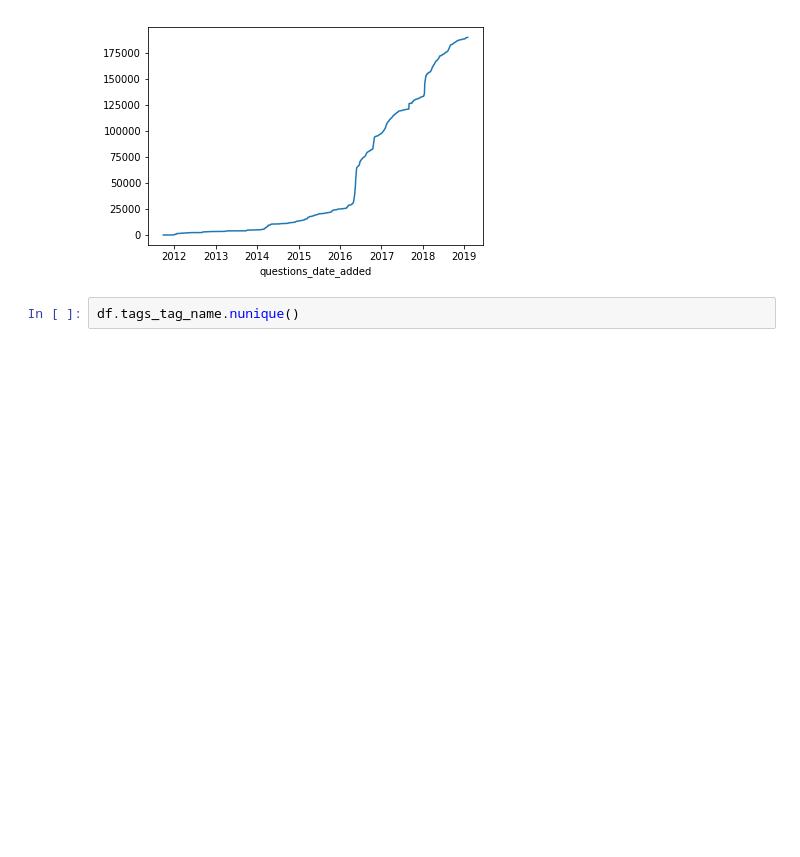
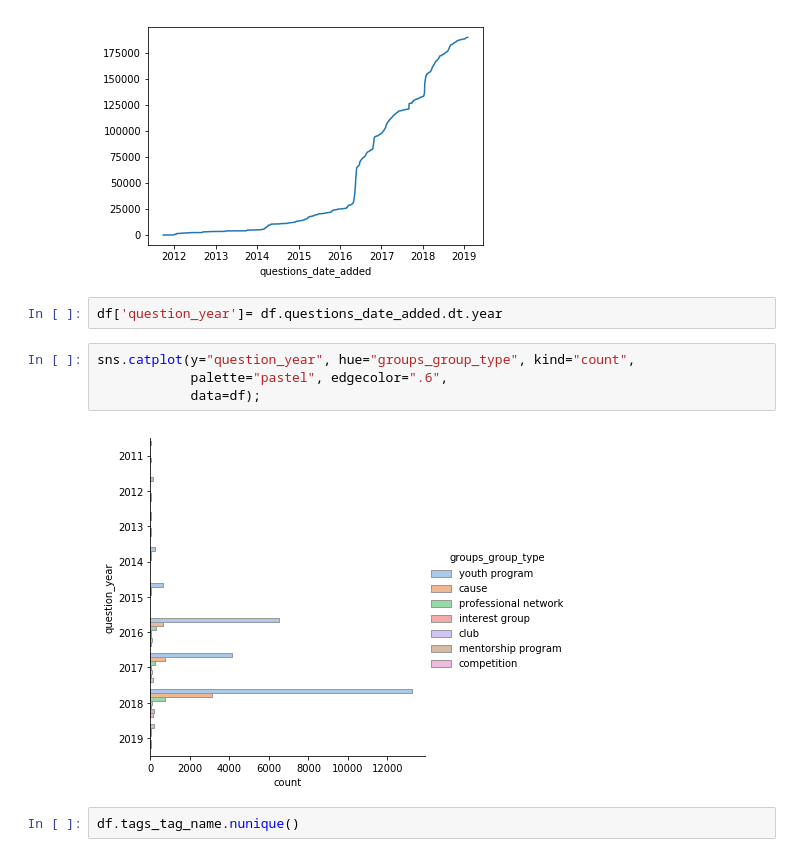
Before and after one commit to reejungkim/Kaggle---CareerVillage, a Jupyter notebook: Kaggle - CareerVillage.ipynb, the cells around one changed output. Drawn from its saved outputs; the diff is of its cells as text; blank space fills up the shorter version.

```diff
--- a/Kaggle - CareerVillage.ipynb
+++ b/Kaggle - CareerVillage.ipynb
@@ -466,6 +466,14 @@ np.cumsum(g1).plot(kind='line')
 # %% [output]
 <matplotlib.axes._subplots.AxesSubplot at 0x...>
 [figure]
+# %%
+df['question_year']= df.questions_date_added.dt.year
+# %%
+sns.catplot(y="question_year", hue="groups_group_type", kind="count",
+            palette="pastel", edgecolor=".6",
+            data=df);
+# %% [output]
+[figure, added]
 # %%
 df.tags_tag_name.nunique()
 # %% [output]
```
Also changed, not shown: parts of 3 cells of this notebook.
